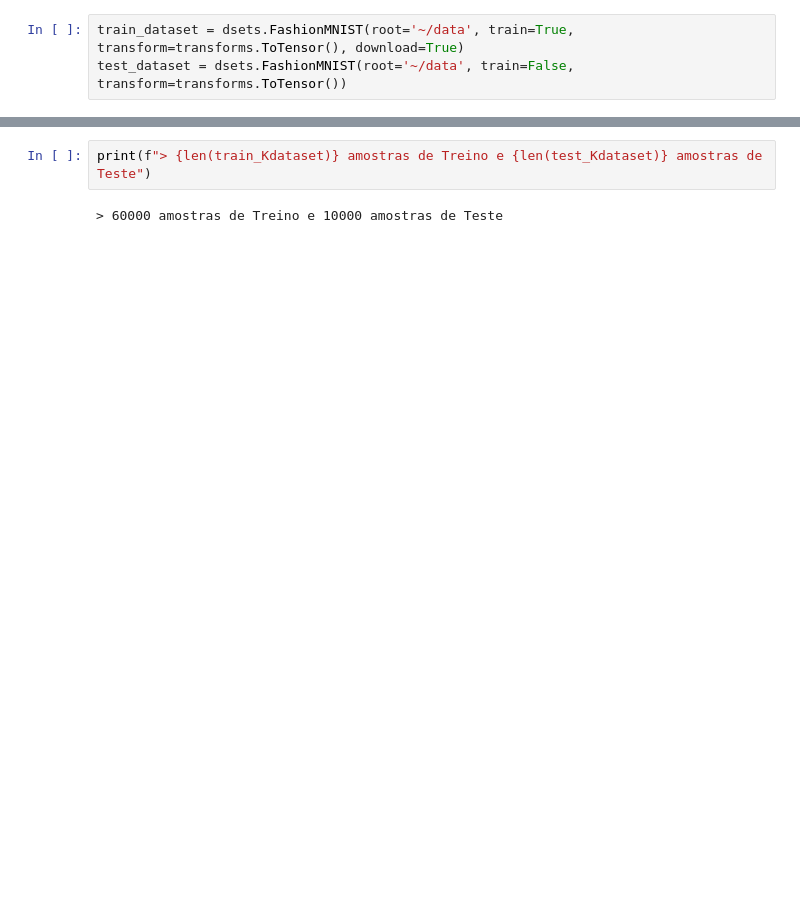
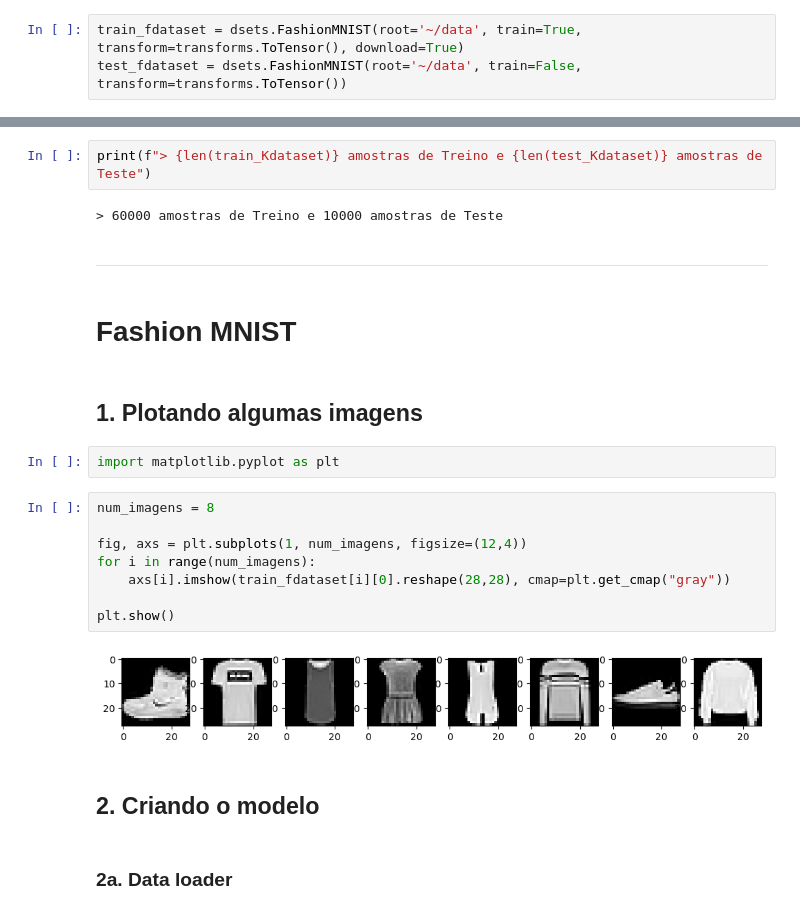
Before and after one commit to gus-phys/AI2-resources, a Jupyter notebook: 08-classificacao/aulas-praticas/aula3/pytorch/fashion-and-kuzushiji-MNIST.ipynb, the cells around one changed output, grey strips where cells are left out. Cells and saved outputs as stored; diff of their text form; blank space fills up the shorter version.

Commit message:
Apply pytorch to fashion and kuzushiji MNIST

```diff
--- a/08-classificacao/aulas-praticas/aula3/pytorch/fashion-and-kuzushiji-MNIST.ipynb
+++ b/08-classificacao/aulas-praticas/aula3/pytorch/fashion-and-kuzushiji-MNIST.ipynb
@@ -15,5 +25,5 @@ import torchvision.datasets as dsets
 # %% [markdown]
 ## 2. Download dos dados
 # %%
-train_dataset = dsets.FashionMNIST(root='~/data', train=True, transform=transforms.ToTensor(), download=True)
-test_dataset = dsets.FashionMNIST(root='~/data', train=False, transform=transforms.ToTensor())
+train_fdataset = dsets.FashionMNIST(root='~/data', train=True, transform=transforms.ToTensor(), download=True)
+test_fdataset = dsets.FashionMNIST(root='~/data', train=False, transform=transforms.ToTensor())
@@ -62,3 +38,25 @@ Extracting /home/luis/data/KMNIST/raw/t10k-labels-idx1-ubyte.gz to /home/luis/da
 print(f"> {len(train_Kdataset)} amostras de Treino e {len(test_Kdataset)} amostras de Teste")
 # %% [output]
 > 60000 amostras de Treino e 10000 amostras de Teste
+# %% [markdown]
+---
+# %% [markdown]
+# Fashion MNIST
+# %% [markdown]
+## 1. Plotando algumas imagens
+# %%
+import matplotlib.pyplot as plt
+# %%
+num_imagens = 8
+
+fig, axs = plt.subplots(1, num_imagens, figsize=(12,4))
+for i in range(num_imagens):
+    axs[i].imshow(train_fdataset[i][0].reshape(28,28), cmap=plt.get_cmap("gray"))
+
+plt.show()
+# %% [output]
+[figure, added]
+# %% [markdown]
+## 2. Criando o modelo
+# %% [markdown]
+### 2a. Data loader
```
Also changed, not shown: parts of 54 cells of this notebook, 1 other file.
